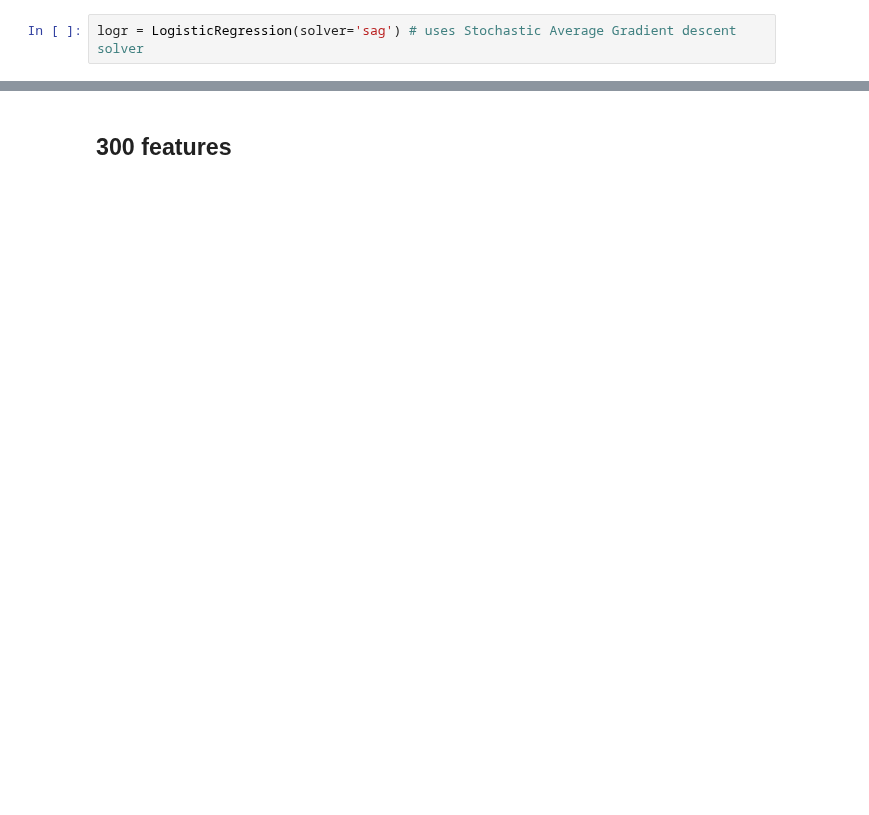
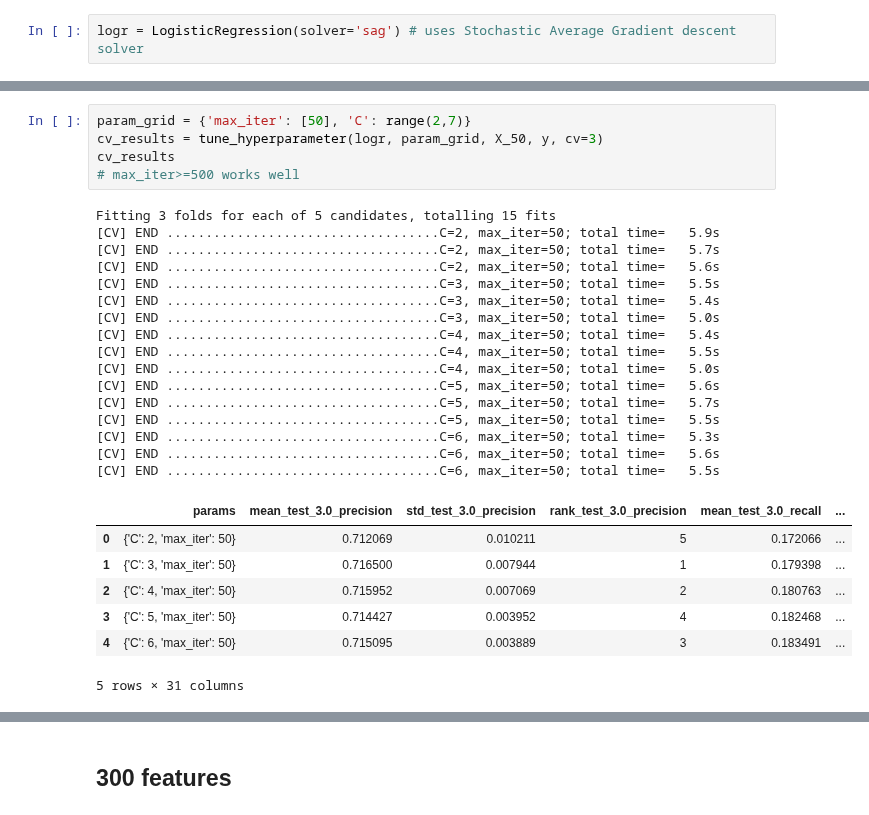
Before and after one commit to 7angel4/Goodreads-rating-classification, a Jupyter notebook: Final/LogR_Supplementary.ipynb, the cells around one changed output, grey strips where cells are left out. Cells and saved outputs as stored; diff of their text form; blank space fills up the shorter version.

```diff
--- a/Final/LogisticRegression_Supplementary.ipynb
+++ b/Final/LogR_Supplementary.ipynb
@@ -37 +56,30 @@ Fitting 3 folds for each of 3 candidates, totalling 9 fits
+# %%
+param_grid = {'max_iter': [50], 'C': range(2,7)}
+cv_results = tune_hyperparameter(logr, param_grid, X_50, y, cv=3)
+cv_results
+# max_iter>=500 works well
+# %% [output]
+Fitting 3 folds for each of 5 candidates, totalling 15 fits
+[CV] END ...................................C=2, max_iter=50; total time=   5.9s
+[CV] END ...................................C=2, max_iter=50; total time=   5.7s
+[CV] END ...................................C=2, max_iter=50; total time=   5.6s
+[CV] END ...................................C=3, max_iter=50; total time=   5.5s
+[CV] END ...................................C=3, max_iter=50; total time=   5.4s
+[CV] END ...................................C=3, max_iter=50; total time=   5.0s
+[CV] END ...................................C=4, max_iter=50; total time=   5.4s
+[CV] END ...................................C=4, max_iter=50; total time=   5.5s
+[CV] END ...................................C=4, max_iter=50; total time=   5.0s
+[CV] END ...................................C=5, max_iter=50; total time=   5.6s
+[CV] END ...................................C=5, max_iter=50; total time=   5.7s
+[CV] END ...................................C=5, max_iter=50; total time=   5.5s
+[CV] END ...................................C=6, max_iter=50; total time=   5.3s
+[CV] END ...................................C=6, max_iter=50; total time=   5.6s
+[CV] END ...................................C=6, max_iter=50; total time=   5.5s
+|  | params | mean_test_3.0_precision | std_test_3.0_precision | rank_test_3.0_precision | mean_test_3.0_recall | ... |
+| 0 | {'C': 2, 'max_iter': 50} | 0.712069 | 0.010211 | 5 | 0.172066 | ... |
+| 1 | {'C': 3, 'max_iter': 50} | 0.716500 | 0.007944 | 1 | 0.179398 | ... |
+| 2 | {'C': 4, 'max_iter': 50} | 0.715952 | 0.007069 | 2 | 0.180763 | ... |
+| 3 | {'C': 5, 'max_iter': 50} | 0.714427 | 0.003952 | 4 | 0.182468 | ... |
+| 4 | {'C': 6, 'max_iter': 50} | 0.715095 | 0.003889 | 3 | 0.183491 | ... |
+5 rows × 31 columns
 # %%
```
Also changed, not shown: parts of 10 cells of this notebook, 2 other files.
